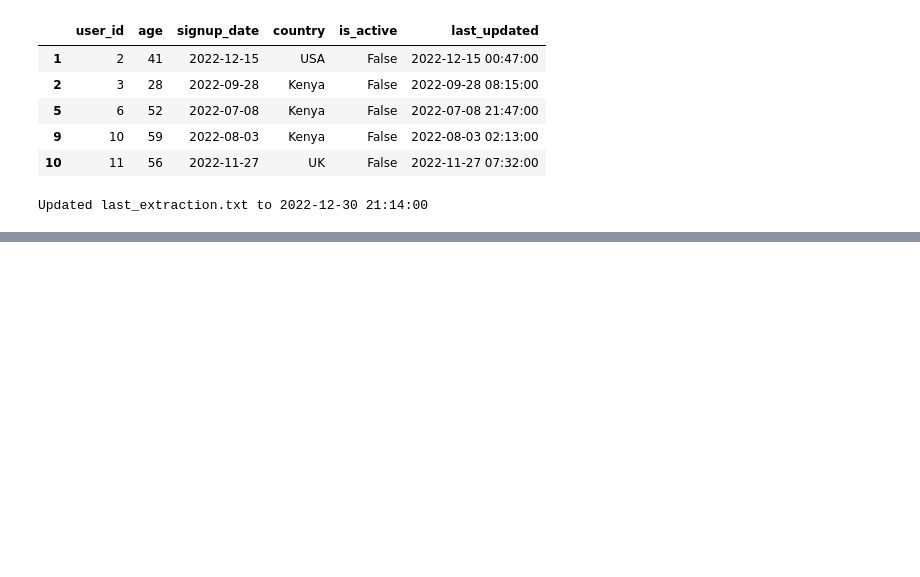
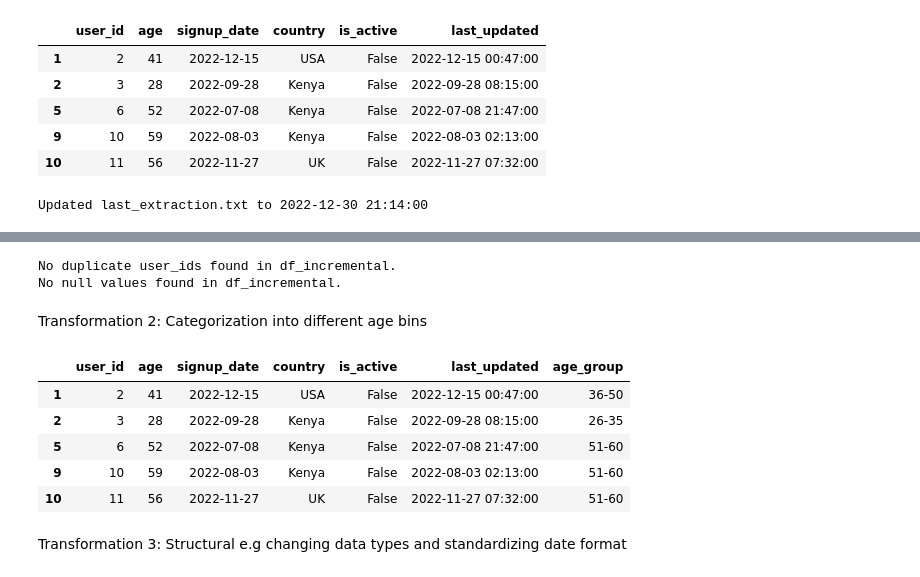
Before and after one commit to MarilynMaika/ETL_Extract_Sevidzem, a Jupyter notebook: ETL_extract.ipynb, the cells around one changed output, grey strips where cells are left out. Cells and saved outputs as stored; diff of their text form; code cells hidden in the pictures; blank space fills up the shorter version.

```diff
--- a/ETL_extract.ipynb
+++ b/ETL_extract.ipynb
@@ -100,0 +210,3 @@ Updated last_extraction.txt to 2022-12-30 21:14:00
+# %%
+#remove duplicates based on 'user_id'
+df_incremental=df_incremental.drop_duplicates()
@@ -100,0 +226,22 @@ Updated last_extraction.txt to 2022-12-30 21:14:00
+# %%
+print("No duplicate user_ids found in df_incremental.")
+print("No null values found in df_incremental.")
+# %% [output]
+No duplicate user_ids found in df_incremental.
+No null values found in df_incremental.
+# %% [markdown]
+Transformation 2: Categorization into different age bins
+# %%
+df_incremental['age_group'] = pd.cut(df_incremental['age'],
+                              bins=[17, 25, 35, 50, 60],
+                              labels=['18-25', '26-35', '36-50', '51-60'])
+df_incremental.head()
+# %% [output]
+|  | user_id | age | signup_date | country | is_active | last_updated | age_group |
+| 1 | 2 | 41 | 2022-12-15 | USA | False | 2022-12-15 00:47:00 | 36-50 |
+| 2 | 3 | 28 | 2022-09-28 | Kenya | False | 2022-09-28 08:15:00 | 26-35 |
+| 5 | 6 | 52 | 2022-07-08 | Kenya | False | 2022-07-08 21:47:00 | 51-60 |
+| 9 | 10 | 59 | 2022-08-03 | Kenya | False | 2022-08-03 02:13:00 | 51-60 |
+| 10 | 11 | 56 | 2022-11-27 | UK | False | 2022-11-27 07:32:00 | 51-60 |
+# %% [markdown]
+Transformation 3: Structural e.g changing data types and standardizing date format
```
Also changed, not shown: parts of 29 cells of this notebook, 1 other file.
